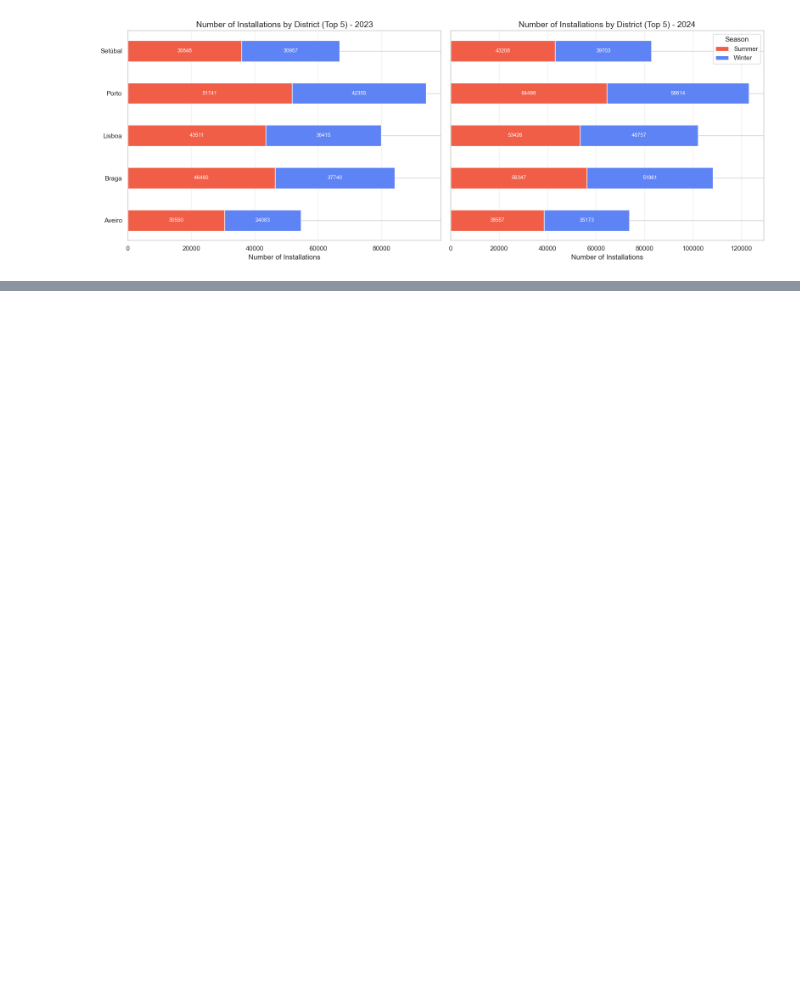
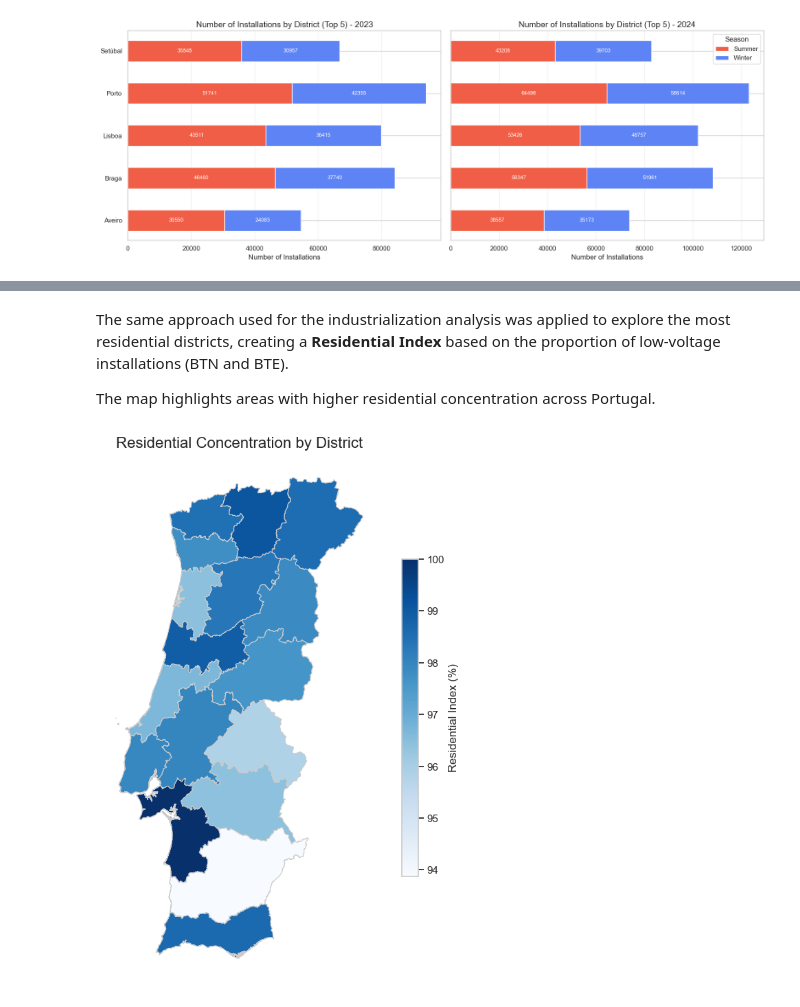
Before and after one commit to Mariana-rc01/WattWise, a Jupyter notebook: iara_notebook.ipynb, the cells around one changed output, grey strips where cells are left out. Drawn from its saved outputs; the diff is of its cells as text; code cells hidden in the pictures; blank space fills up the shorter version.

```diff
--- a/iara_notebook.ipynb
+++ b/iara_notebook.ipynb
@@ -1707,0 +1766,40 @@ plt.show()
+# %% [markdown]
+The same approach used for the industrialization analysis was applied to explore the most residential districts, creating a **Residential Index** based on the proportion of low-voltage installations (BTN and BTE).
+
+The map highlights areas with higher residential concentration across Portugal.
+# %%
+
+residential_vars = [
+    'District_Low_Voltage_BTN(%)',
+    'District_Low_Voltage_BTE(%)'
+]
+
+df_district_res = df.groupby('District', as_index=False)[residential_vars].mean()
+df_district_res['District'] = df_district_res['District'].str.title()
+
+df_district_res['Residential_Index'] = (
+    2 * df_district_res['District_Low_Voltage_BTN(%)'] +
+    0.5 * df_district_res['District_Low_Voltage_BTE(%)']
+)
+
+
+df_district_res['Residential_Index_norm'] = 100 * df_district_res['Residential_Index'] / df_district_res['Residential_Index'].max()
+
+gdf_plot_res = gdf_distritos.merge(df_district_res, left_on='NAME_1', right_on='District')
+
+fig, ax = plt.subplots(1, 1, figsize=(10, 10))
+gdf_plot_res.plot(
+    column='Residential_Index_norm',
+    cmap='Blues',
+    linewidth=0.8,
+    ax=ax,
+    edgecolor='0.8',
+    legend=True,
+    legend_kwds={'label': "Residential Index (%)", 'shrink': 0.6}
+)
+
+ax.set_title('Residential Concentration by District', fontsize=16)
+ax.axis('off')
+plt.show()
+# %% [output]
+[figure, added]
```
Also changed, not shown: parts of 22 cells of this notebook.
